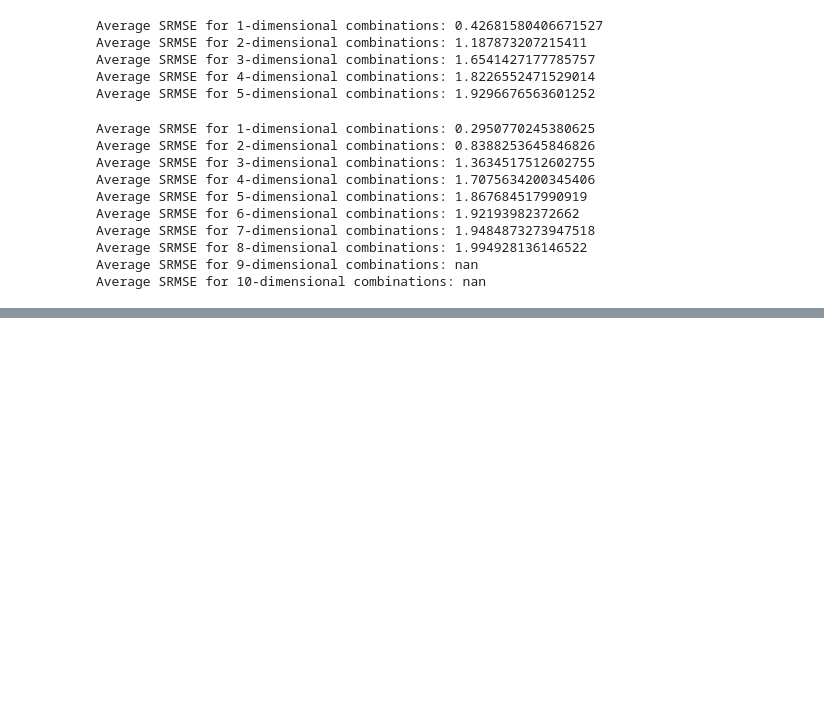
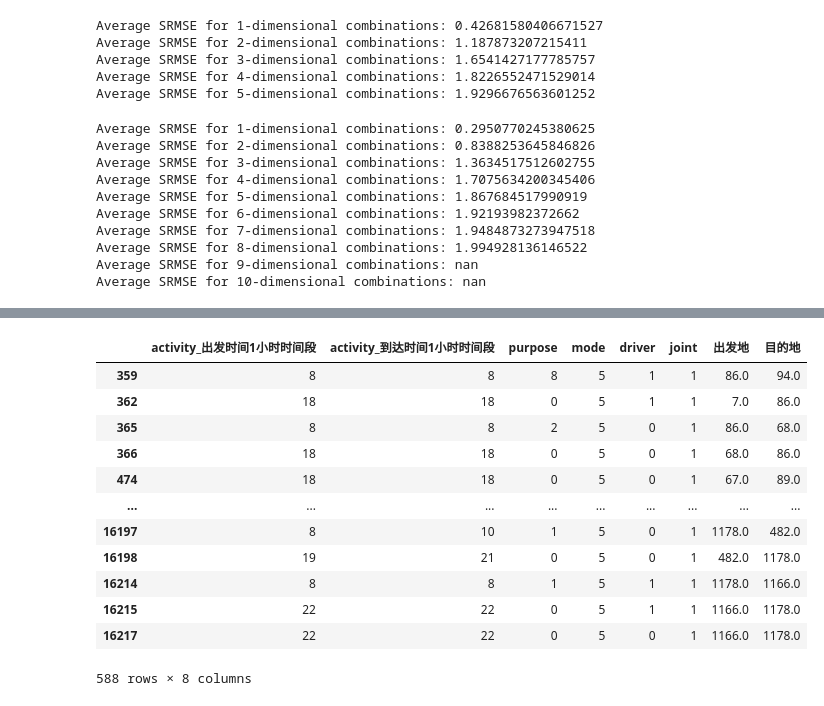
Before and after one commit to Cranehh/tourgeneration_server, a Jupyter notebook: 数据处理16.ipynb, the cells around one changed output, grey strips where cells are left out. Cells and saved outputs as stored; diff of their text form; code cells hidden in the pictures; blank space fills up the shorter version.

```diff
--- a/数据处理16.ipynb
+++ b/数据处理16.ipynb
@@ -2175,0 +2192,16 @@ Average SRMSE for 10-dimensional combinations: nan
+# %%
+raw_activity_df[raw_activity_df['joint']==1]
+# %% [output]
+|  | activity_出发时间1小时时间段 | activity_到达时间1小时时间段 | purpose | mode | driver | joint | 出发地 | 目的地 |
+| 359 | 8 | 8 | 8 | 5 | 1 | 1 | 86.0 | 94.0 |
+| 362 | 18 | 18 | 0 | 5 | 1 | 1 | 7.0 | 86.0 |
+| 365 | 8 | 8 | 2 | 5 | 0 | 1 | 86.0 | 68.0 |
+| 366 | 18 | 18 | 0 | 5 | 0 | 1 | 68.0 | 86.0 |
+| 474 | 18 | 18 | 0 | 5 | 0 | 1 | 67.0 | 89.0 |
+| ... | ... | ... | ... | ... | ... | ... | ... | ... |
+| 16197 | 8 | 10 | 1 | 5 | 0 | 1 | 1178.0 | 482.0 |
+| 16198 | 19 | 21 | 0 | 5 | 0 | 1 | 482.0 | 1178.0 |
+| 16214 | 8 | 8 | 1 | 5 | 1 | 1 | 1178.0 | 1166.0 |
+| 16215 | 22 | 22 | 0 | 5 | 1 | 1 | 1166.0 | 1178.0 |
+| 16217 | 22 | 22 | 0 | 5 | 0 | 1 | 1166.0 | 1178.0 |
+588 rows × 8 columns
```
Also changed, not shown: parts of 2 cells of this notebook, 6 other files.
